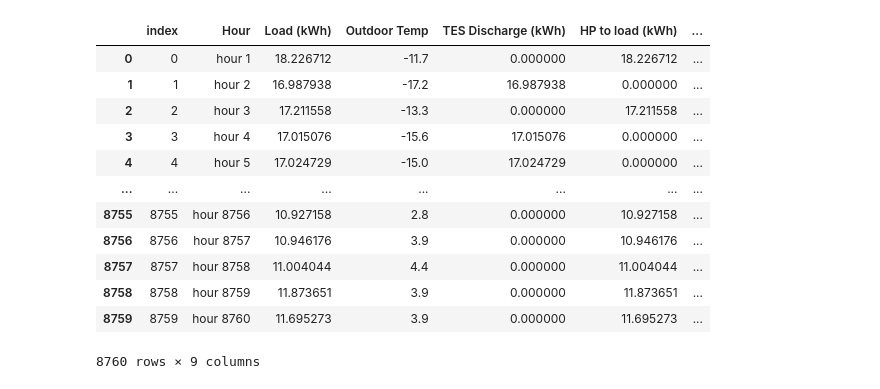
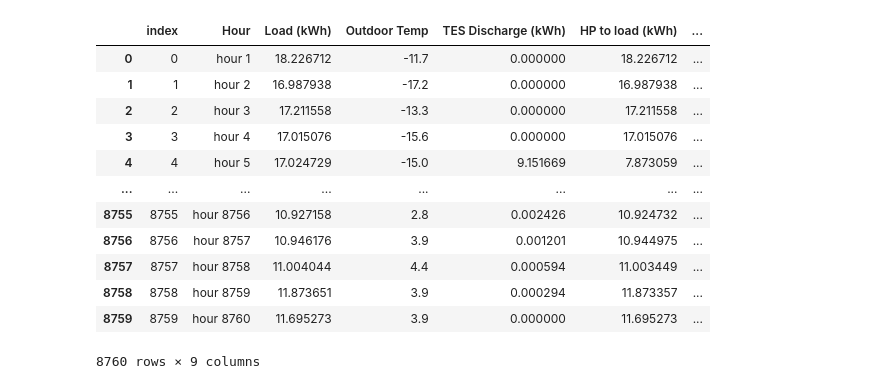
Before and after one commit to atpham88/TES, a Jupyter notebook: Process Results/TES_Results_Processing/IndBuildingAnalysis.ipynb, the cells around one changed output. Cells and saved outputs as stored; diff of their text form; code cells hidden in the pictures.

```diff
--- a/Process Results/TES_Results_Processing/IndBuildingAnalysis.ipynb
+++ b/Process Results/TES_Results_Processing/IndBuildingAnalysis.ipynb
@@ -5,38 +5,39 @@ from calendar import monthrange
 from datetime import date
 
 # Results folder:
-ResultsFolder = "C:\\Users\\atpha\\Documents\\Postdocs\\Projects\\TES\Results\\Detroit\\All\\"
-salt_type = 'MgSO4'
+ResultsFolder = "C:\\Users\\atpha\\Documents\\Postdocs\\Projects\\TES\Results\\Detroit\\Single\\"
+salt_type = "MgSO4"
 building_id = 5
+pricing = 'ToD'
 # %%
 # Read building data:
-load = pd.read_excel(ResultsFolder + "Results__includeTES_True_MgSO4_month_Year_NEEP50_Building_id_" + str(building_id)+".xlsx", sheet_name="load")
+load = pd.read_excel(ResultsFolder + "Results_curbH_includeTES_True_"+salt_type+"_month_Year_NEEP50_"+pricing+"_Building_id_" + str(building_id)+".xlsx", sheet_name="load")
 load = load.rename(columns={'Unnamed: 0': 'Hour'})
 temp = pd.read_excel("C:\\Users\\atpha\\Documents\\Postdocs\\Projects\\TES\\Data\\ext_temp.xlsx")
 load['Outdoor Temp'] = temp['MI C']
 
-tes_discharge = pd.read_excel(ResultsFolder + "Results__includeTES_True_MgSO4_month_Year_NEEP50_Building_id_" + str(building_id)+".xlsx", sheet_name="TES")
-hp_l = pd.read_excel(ResultsFolder + "Results__includeTES_True_MgSO4_month_Year_NEEP50_Building_id_" + str(building_id)+".xlsx", sheet_name="HP output")
-pur_elec = pd.read_excel(ResultsFolder + "Results__includeTES_True_MgSO4_month_Year_NEEP50_Building_id_" + str(building_id)+".xlsx", sheet_name="purchased electricity")
+tes_discharge = pd.read_excel(ResultsFolder + "Results_curbH_includeTES_True_"+salt_type+"_month_Year_NEEP50_"+pricing+"_Building_id_" + str(building_id)+".xlsx", sheet_name="TES")
+hp_l = pd.read_excel(ResultsFolder + "Results_curbH_includeTES_True_"+salt_type+"_month_Year_NEEP50_"+pricing+"_Building_id_" + str(building_id)+".xlsx", sheet_name="HP output")
+pur_elec = pd.read_excel(ResultsFolder + "Results_curbH_includeTES_True_"+salt_type+"_month_Year_NEEP50_"+pricing+"_Building_id_" + str(building_id)+".xlsx", sheet_name="purchased electricity")
 
 load['TES Discharge (kWh)'] = tes_discharge['TES discharge (kWh)']
 load['HP to load (kWh)'] = hp_l['HP output to load (kWh)']
 load['Purchased Electricity (kWh)'] = pur_elec['Unnamed: 1']
-load['SOC (%)'] = tes_discharge['TES SOC (kWh)']/(28*1.5)
+load['SOC'] = tes_discharge['TES SOC (kWh)']
 load = load.reset_index()
 load['hour'] = load['index'] + 1
 load
 # %% [output]
 |  | index | Hour | Load (kWh) | Outdoor Temp | TES Discharge (kWh) | HP to load (kWh) | ... |
 | 0 | 0 | hour 1 | 18.226712 | -11.7 | 0.000000 | 18.226712 | ... |
-| 1 | 1 | hour 2 | 16.987938 | -17.2 | 16.987938 | 0.000000 | ... |
+| 1 | 1 | hour 2 | 16.987938 | -17.2 | 0.000000 | 16.987938 | ... |
 | 2 | 2 | hour 3 | 17.211558 | -13.3 | 0.000000 | 17.211558 | ... |
-| 3 | 3 | hour 4 | 17.015076 | -15.6 | 17.015076 | 0.000000 | ... |
-| 4 | 4 | hour 5 | 17.024729 | -15.0 | 17.024729 | 0.000000 | ... |
+| 3 | 3 | hour 4 | 17.015076 | -15.6 | 0.000000 | 17.015076 | ... |
+| 4 | 4 | hour 5 | 17.024729 | -15.0 | 9.151669 | 7.873059 | ... |
 | ... | ... | ... | ... | ... | ... | ... | ... |
-| 8755 | 8755 | hour 8756 | 10.927158 | 2.8 | 0.000000 | 10.927158 | ... |
-| 8756 | 8756 | hour 8757 | 10.946176 | 3.9 | 0.000000 | 10.946176 | ... |
-| 8757 | 8757 | hour 8758 | 11.004044 | 4.4 | 0.000000 | 11.004044 | ... |
-| 8758 | 8758 | hour 8759 | 11.873651 | 3.9 | 0.000000 | 11.873651 | ... |
+| 8755 | 8755 | hour 8756 | 10.927158 | 2.8 | 0.002426 | 10.924732 | ... |
+| 8756 | 8756 | hour 8757 | 10.946176 | 3.9 | 0.001201 | 10.944975 | ... |
+| 8757 | 8757 | hour 8758 | 11.004044 | 4.4 | 0.000594 | 11.003449 | ... |
+| 8758 | 8758 | hour 8759 | 11.873651 | 3.9 | 0.000294 | 11.873357 | ... |
 | 8759 | 8759 | hour 8760 | 11.695273 | 3.9 | 0.000000 | 11.695273 | ... |
 8760 rows × 9 columns
```
Also changed, not shown: parts of 5 cells of this notebook, 9 other files.
